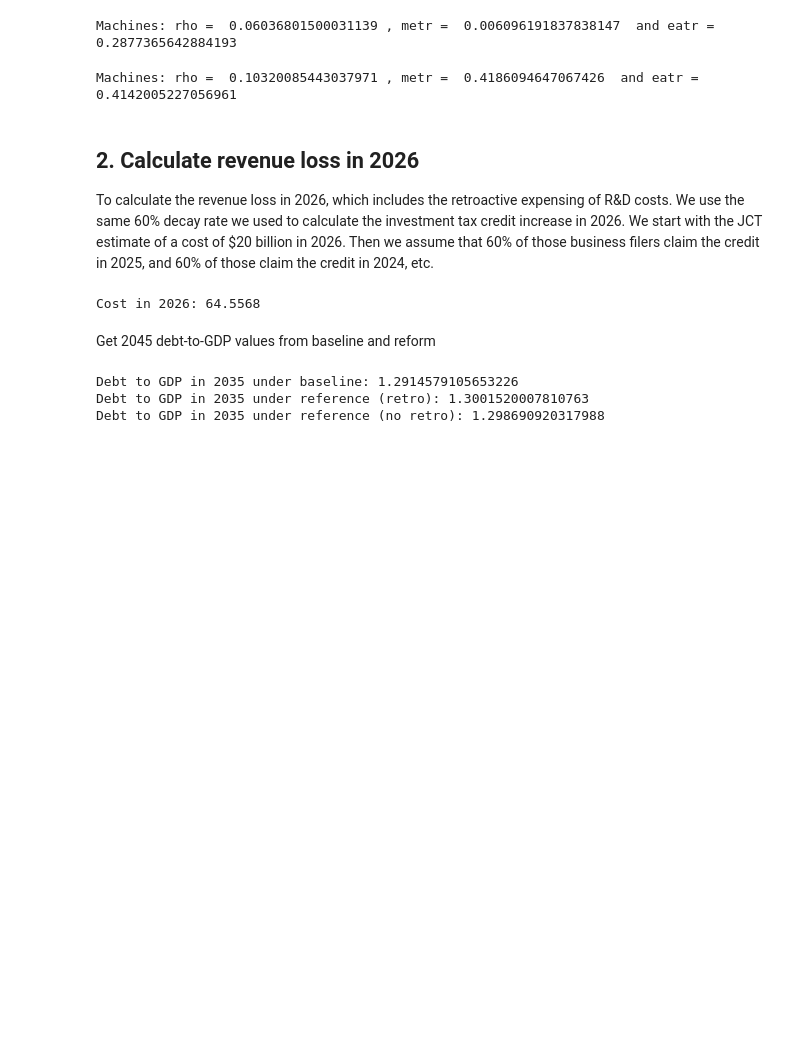
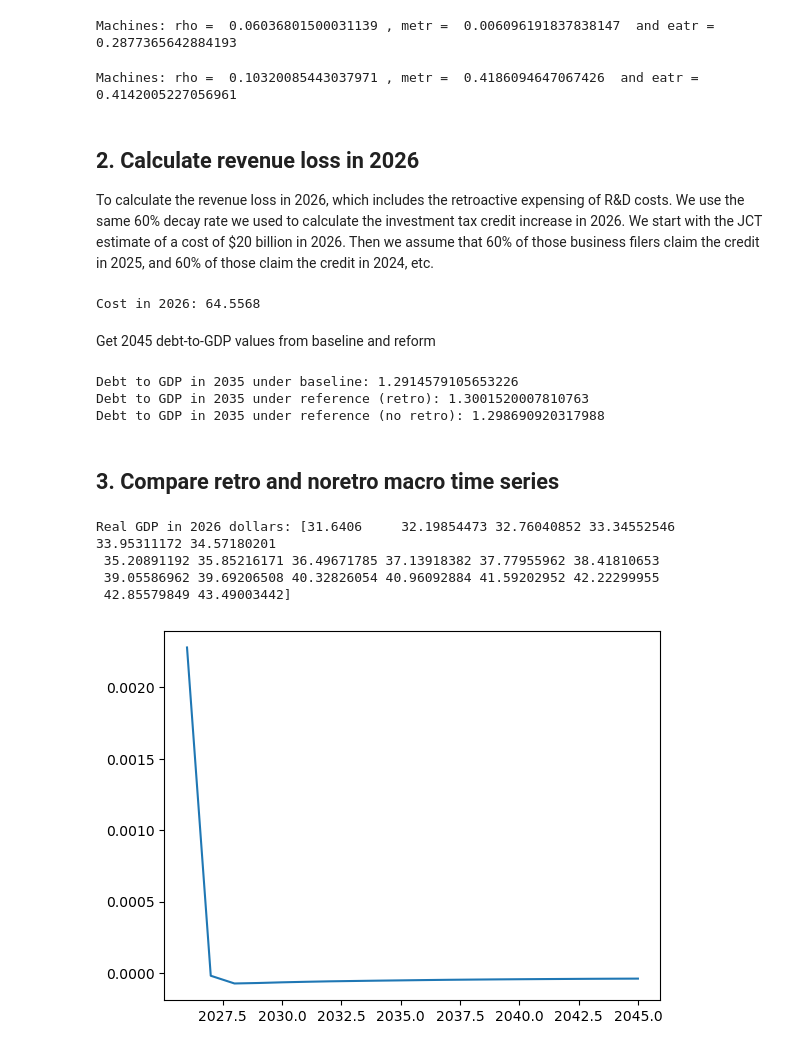
Before and after one commit to OpenSourceEcon/RDcredit2025, a Jupyter notebook: code/rdcredit_ccc.ipynb, the cells around one changed output. Cells and saved outputs as stored; diff of their text form; code cells hidden in the pictures; blank space fills up the shorter version.

```diff
--- a/code/rdcredit_ccc.ipynb
+++ b/code/rdcredit_ccc.ipynb
@@ -378,3 +379,68 @@ print(
 Debt to GDP in 2035 under baseline: 1.2914579105653226
 Debt to GDP in 2035 under reference (retro): 1.3001520007810763
 Debt to GDP in 2035 under reference (no retro): 1.298690920317988
+# %% [markdown]
+## 3. Compare retro and noretro macro time series
+# %%
+Y_diff_retro_minus_noretro = Y_retro_ref - Y_noretro_ref
+plt.plot(np.arange(2026, 2046), Y_diff_retro_minus_noretro[:20])
+
+# Read in real US GDP and nominal US GDP from CBO March 2025 long-term forecast
+rgdp_26_45 = np.array(
+    [
+        24.2205,
+        24.6476,
+        25.0777,
+        25.5256,
+        25.9907,
+        26.4643,
+        26.9520,
+        27.4444,
+        27.9378,
+        28.4296,
+        28.9198,
+        29.4086,
+        29.8968,
+        30.3838,
+        30.8708,
+        31.3551,
+        31.8382,
+        32.3212,
+        32.8056,
+        33.2911,
+    ]
+)
+
+ngdp_26_45 = np.array(
+    [
+        31.6406,
+        32.8410,
+        34.0784,
+        35.3784,
+        36.7388,
+        38.1513,
+        39.6267,
+        41.1542,
+        42.7276,
+        44.3454,
+        46.0104,
+        47.7271,
+        49.4995,
+        51.3250,
+        53.2052,
+        55.1358,
+        57.1209,
+        59.1638,
+        61.2690,
+        63.4381,
+    ]
+)
+
+r_gdp_26_45_2026dollars = rgdp_26_45 * (ngdp_26_45[0] / rgdp_26_45[0])
+print("Real GDP in 2026 dollars:", r_gdp_26_45_2026dollars)
+# %% [output]
+Real GDP in 2026 dollars: [31.6406     32.19854473 32.76040852 33.34552546 33.95311172 34.57180201
+ 35.20891192 35.85216171 36.49671785 37.13918382 37.77955962 38.41810653
+ 39.05586962 39.69206508 40.32826054 40.96092884 41.59202952 42.22299955
+ 42.85579849 43.49003442]
+[figure, added]
```
Also changed, not shown: parts of 3 cells of this notebook.
